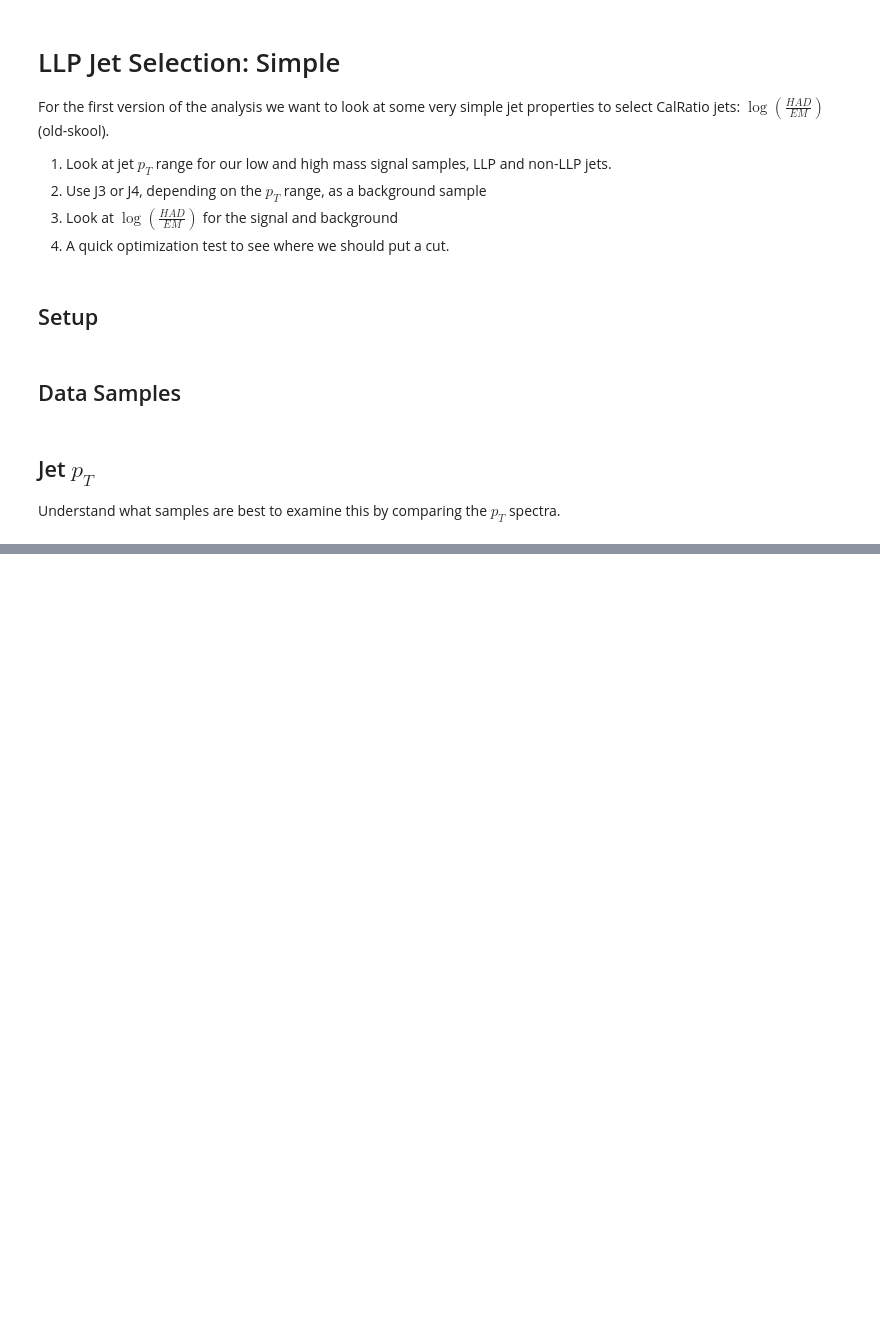
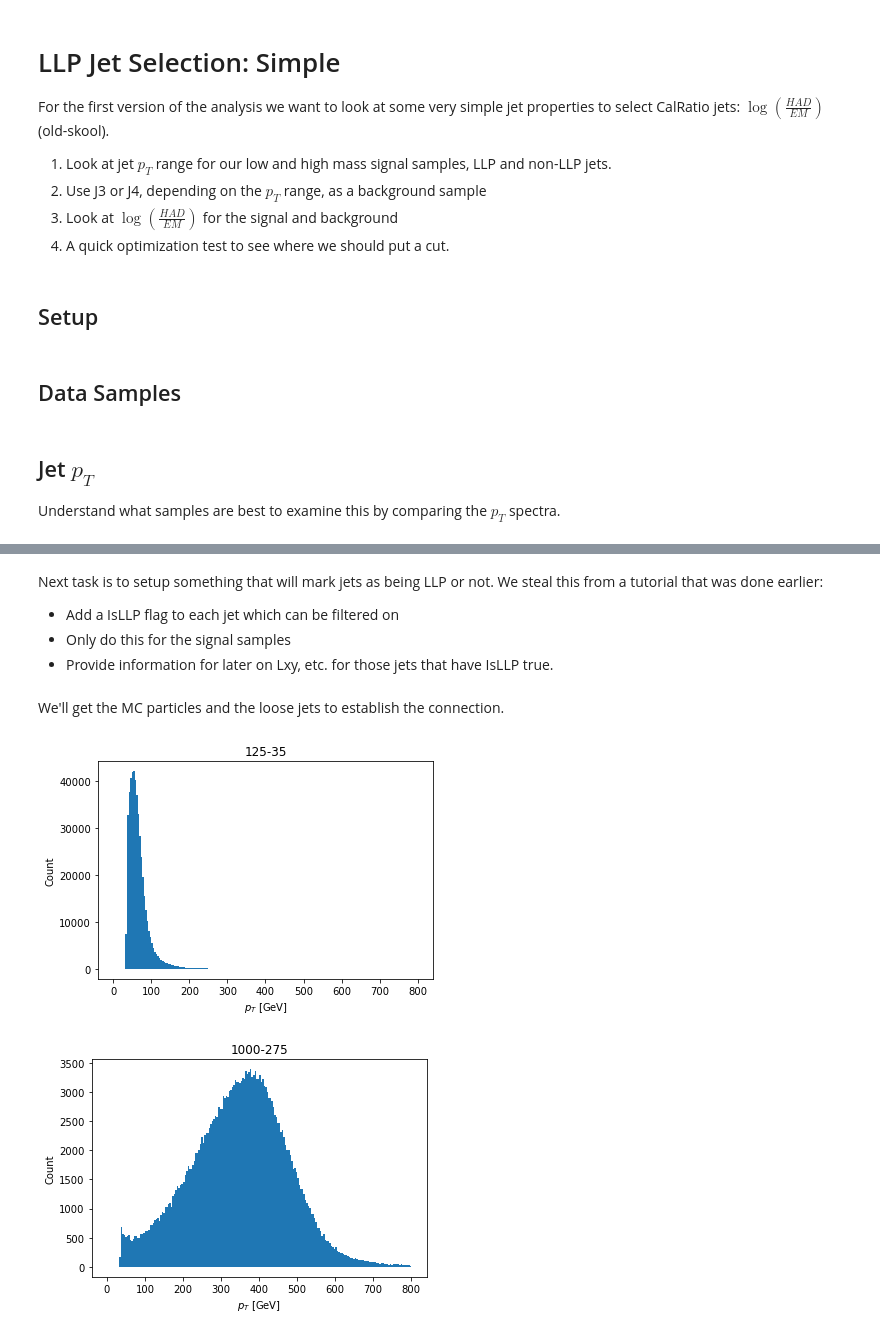
Before and after one commit to gordonwatts/CalMS, a Jupyter notebook: ObjectSelection/CalRatioSimple.ipynb, the cells around one changed output, grey strips where cells are left out. Drawn from its saved outputs; the diff is of its cells as text; code cells hidden in the pictures; blank space fills up the shorter version.

```diff
--- a/ObjectSelection/CalRatioSimple.ipynb
+++ b/ObjectSelection/CalRatioSimple.ipynb
@@ -81,0 +86,6 @@ for s in all_samples:
+# %% [markdown]
+Next task is to setup something that will mark jets as being LLP or not. We steal this from a tutorial that was done earlier:
+
+- Add a IsLLP flag to each jet which can be filtered on
+- Only do this for the signal samples
+- Provide information for later on Lxy, etc. for those jets that have IsLLP true.
@@ -81,0 +131,25 @@ for s in all_samples:
+# %% [markdown]
+We'll get the MC particles and the loose jets to establish the connection.
+# %%
+def do_a_sample(df):
+    mc_part = df.TruthParticles('TruthParticles')
+    mc_llp = mc_part[mc_part.pdgId == 35]
+
+    def good_mc(mc):
+        'Good electron particle'
+        return (mc.ptgev > 20) & (abs(mc.eta) < 2.5)
+
+    good_mc_llp = mc_llp[good_mc]
+
+    return associate_particles(df.loose_jets, good_mc_llp, 'LLP')
+# %%
+for s in all_samples:
+    if 'signal' in s['tags']:
+        s['data']['loose_jets_LLP'] = do_a_sample(s['data'])
+# %%
+for s in all_samples:
+    if 'signal' in s['tags']:
+        plot_pt(s, func=lambda d: d.loose_jets_LLP.ptgev)
+# %% [output]
+[figure, added]
+[figure, added]
```
Also changed, not shown: parts of 6 cells of this notebook, 1 other file.
